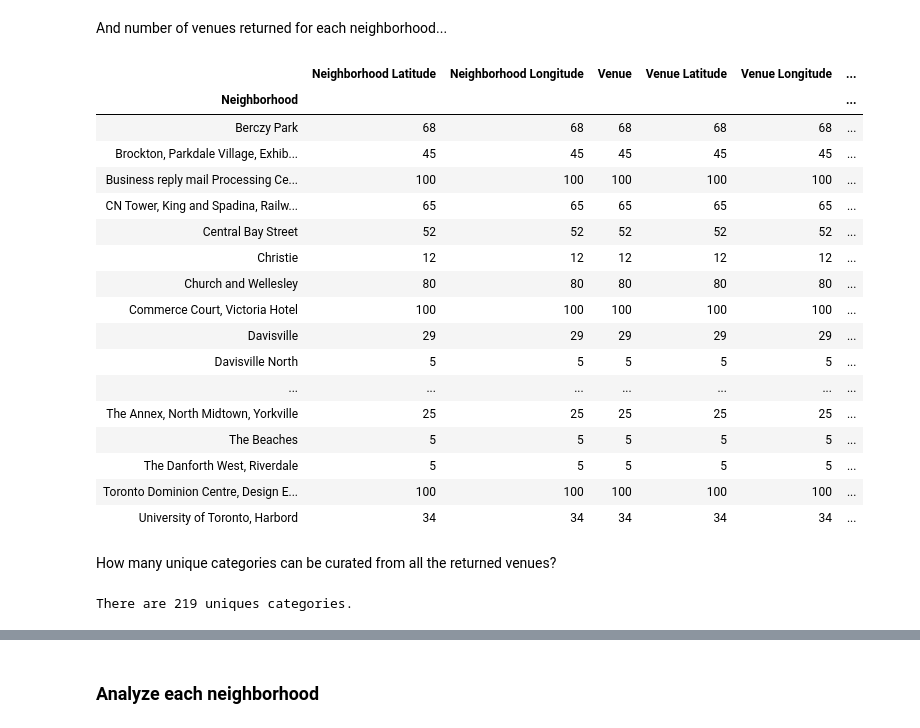
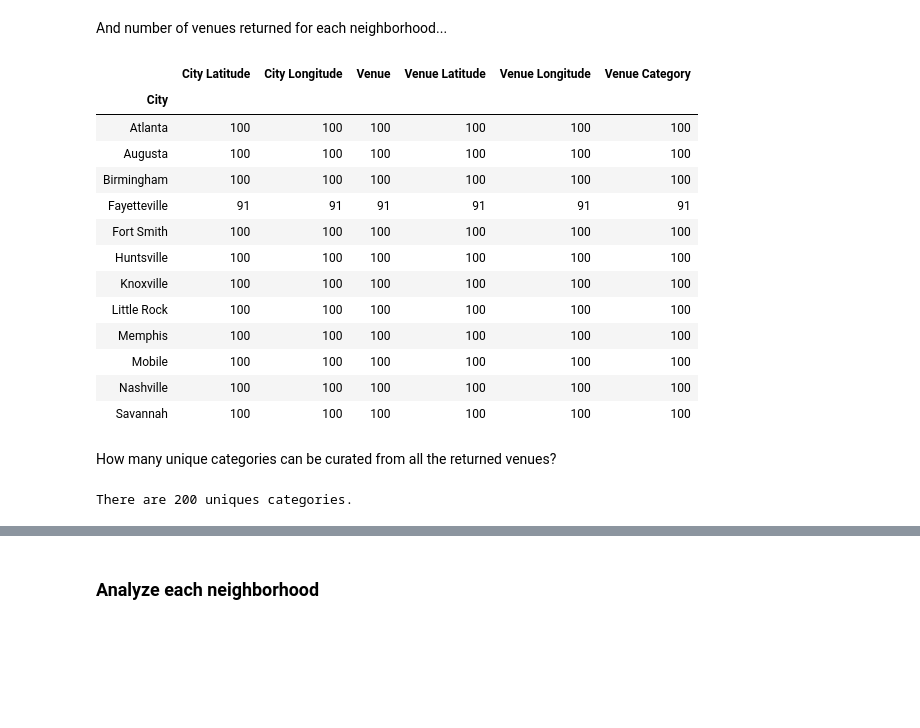
Before and after one commit to githubfezan/Coursera_Capstone, a Jupyter notebook: The_Battle_of_Neighborhoods_-_A Family_Business_Moving_to_a_New_Location.ipynb, the cells around one changed output, grey strips where cells are left out. Saved outputs shown, nothing was run; the diff lists cells and outputs as text; code cells hidden in the pictures; blank space fills up the shorter version.

```diff
--- a/The_Battle_of_Neighborhoods_-_A Family_Business_Moving_to_a_New_Location.ipynb
+++ b/The_Battle_of_Neighborhoods_-_A Family_Business_Moving_to_a_New_Location.ipynb
@@ -606,10 +631,10 @@ df_toronto.head()
 Create a map of Toronto city with selected neighborhoods superimposed on top using **Folium** visualization library.
 # %%
 # create map of Toronto using latitude and longitude values
-map_toronto = folium.Map(location=[latitude, longitude], zoom_start=12)
+map_usa = folium.Map(location=[latitude, longitude], zoom_start=5)
 
 # add markers to map
-for lat, lng, label in zip(df_toronto['Latitude'], df_toronto['Longitude'], df_toronto['Neighborhood']):
+for lat, lng, label in zip(sel_cities['lat'], sel_cities['lng'], sel_cities['city']):
     label = folium.Popup(label, parse_html=True)
     folium.CircleMarker(
         [lat, lng],
@@ -619,9 +644,9 @@ for lat, lng, label in zip(df_toronto['Latitude'], df_toronto['Longitude'], df_t
         fill=True,
         fill_color='#3186cc',
         fill_opacity=0.7,
-        parse_html=False).add_to(map_toronto)
+        parse_html=False).add_to(map_usa)
 
-map_toronto
+map_usa
 # %% [output]
 [interactive output not drawn]
 # %% [markdown]
@@ -631,11 +656,11 @@ Let's use the Foursquare API to explore the neighborhoods and segment them.
 # %%
 # Define Foursquare Credentials, Version and Limits.
 CLIENT_ID = '3BCVAXKBYMT2WBM10IJUSYVZUVSU15GUZLHLNS4NKPFSBLEM' # your Foursquare ID
-CLIENT_SECRET = 'MDG201J4RR3FWOQ0RGFPBUE1TDQFAO0DH0KXL5MHJ3DA0J0T' # your Foursquare Secret
+CLIENT_SECRET = 'UMX4R2I5HYBTHFYSSTQPG2H1YPXPQ5IJ4V1FXLZPV5BQYE3R' # your Foursquare Secret
 VERSION = '20180605' # Foursquare API version
 
-LIMIT = 100 # limit of number of venues returned by Foursquare API
-radius = 500 # define radius
+LIMIT = 500 # limit of number of venues returned by Foursquare API
+radius = 10000 # define radius
 
 print('Your credentails:')
 print('CLIENT_ID: ' + CLIENT_ID)
@@ -647,7 +672,7 @@ CLIENT_SECRET:MDG201J4RR3FWOQ0RGFPBUE1TDQFAO0DH0KXL5MHJ3DA0J0T
 # %% [markdown]
 Let's borrow the function from New York city lab to explore all the neighborhoods in selected boroughs.
 # %%
-def getNearbyVenues(names, latitudes, longitudes, radius=500):
+def getNearbyVenues(names, latitudes, longitudes):
 
     venues_list=[]
     for name, lat, lng in zip(names, latitudes, longitudes):
@@ -677,9 +702,9 @@ def getNearbyVenues(names, latitudes, longitudes, radius=500):
             v['venue']['categories'][0]['name']) for v in results])
 
     nearby_venues = pd.DataFrame([item for venue_list in venues_list for item in venue_list])
-    nearby_venues.columns = ['Neighborhood',
-                  'Neighborhood Latitude',
-                  'Neighborhood Longitude',
+    nearby_venues.columns = ['City',
+                  'City Latitude',
+                  'City Longitude',
                   'Venue',
                   'Venue Latitude',
                   'Venue Longitude',
@@ -713,0 +716,5 @@ Business reply mail Processing CentrE
+# %%
+usa_venues = getNearbyVenues(names=sel_cities['city'],
+                                   latitudes=sel_cities['lat'],
+                                   longitudes=sel_cities['lng']
+                                  )
@@ -727,29 +747,25 @@ toronto_venues.head()
 # %% [markdown]
 And number of venues  returned for each neighborhood...
 # %%
-toronto_venues.groupby('Neighborhood').count()
+usa_venues.groupby('City').count()
 # %% [output]
-|  | Neighborhood Latitude | Neighborhood Longitude | Venue | Venue Latitude | Venue Longitude | ... |
-| Neighborhood |  |  |  |  |  | ... |
-| Berczy Park | 68 | 68 | 68 | 68 | 68 | ... |
-| Brockton, Parkdale Village, Exhib... | 45 | 45 | 45 | 45 | 45 | ... |
-| Business reply mail Processing Ce... | 100 | 100 | 100 | 100 | 100 | ... |
-| CN Tower, King and Spadina, Railw... | 65 | 65 | 65 | 65 | 65 | ... |
-| Central Bay Street | 52 | 52 | 52 | 52 | 52 | ... |
-| Christie | 12 | 12 | 12 | 12 | 12 | ... |
-| Church and Wellesley | 80 | 80 | 80 | 80 | 80 | ... |
-| Commerce Court, Victoria Hotel | 100 | 100 | 100 | 100 | 100 | ... |
-| Davisville | 29 | 29 | 29 | 29 | 29 | ... |
-| Davisville North | 5 | 5 | 5 | 5 | 5 | ... |
-| ... | ... | ... | ... | ... | ... | ... |
-| The Annex, North Midtown, Yorkville | 25 | 25 | 25 | 25 | 25 | ... |
-| The Beaches | 5 | 5 | 5 | 5 | 5 | ... |
-| The Danforth West, Riverdale | 5 | 5 | 5 | 5 | 5 | ... |
-| Toronto Dominion Centre, Design E... | 100 | 100 | 100 | 100 | 100 | ... |
-| University of Toronto, Harbord | 34 | 34 | 34 | 34 | 34 | ... |
+|  | City Latitude | City Longitude | Venue | Venue Latitude | Venue Longitude | Venue Category |
+| City |  |  |  |  |  |  |
+| Atlanta | 100 | 100 | 100 | 100 | 100 | 100 |
+| Augusta | 100 | 100 | 100 | 100 | 100 | 100 |
+| Birmingham | 100 | 100 | 100 | 100 | 100 | 100 |
+| Fayetteville | 91 | 91 | 91 | 91 | 91 | 91 |
+| Fort Smith | 100 | 100 | 100 | 100 | 100 | 100 |
+| Huntsville | 100 | 100 | 100 | 100 | 100 | 100 |
+| Knoxville | 100 | 100 | 100 | 100 | 100 | 100 |
+| Little Rock | 100 | 100 | 100 | 100 | 100 | 100 |
+| Memphis | 100 | 100 | 100 | 100 | 100 | 100 |
+| Mobile | 100 | 100 | 100 | 100 | 100 | 100 |
+| Nashville | 100 | 100 | 100 | 100 | 100 | 100 |
+| Savannah | 100 | 100 | 100 | 100 | 100 | 100 |
 # %% [markdown]
 How many unique categories can be curated from all the returned venues?
 # %%
-print('There are {} uniques categories.'.format(len(toronto_venues['Venue Category'].unique())))
+print('There are {} uniques categories.'.format(len(usa_venues['Venue Category'].unique())))
 # %% [output]
-There are 219 uniques categories.
+There are 200 uniques categories.
```
Also changed, not shown: parts of 52 cells of this notebook.
